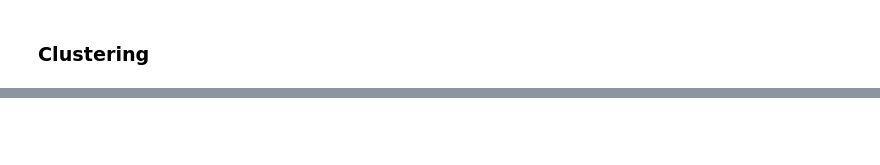
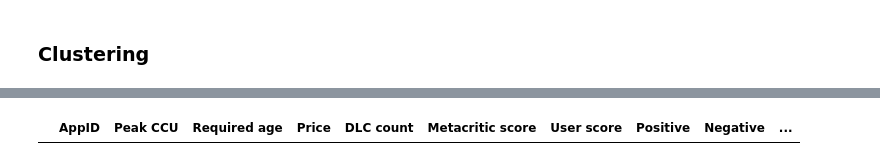
Before and after one commit to arina-sbz/games-cluster-analysis, a Jupyter notebook: games_analysis.ipynb, the cells around one changed output, grey strips where cells are left out. Cells and saved outputs as stored; diff of their text form; code cells hidden in the pictures; blank space fills up the shorter version.

```diff
--- a/games_analysis.ipynb
+++ b/games_analysis.ipynb
@@ -922,0 +935,7 @@ plot_clustering_3D(pca, cluster_labels, centroids)
+# %%
+df["Cluster"] = db_labels  # Add the cluster labels to the original DataFrame
+cluster_means = df.groupby(
+    "Cluster"
+).mean()  # Calculate the mean of each feature for each cluster
+
+print(cluster_means)
@@ -922,0 +960,6 @@ plot_clustering_3D(pca, cluster_labels, centroids)
+# %%
+cluster_2_df = df[df["Cluster"] == 2]
+# %%
+cluster_2_df
+# %% [output]
+|  | AppID | Peak CCU | Required age | Price | DLC count | Metacritic score | User score | Positive | Negative | ... |
```
Also changed, not shown: parts of 38 cells of this notebook.
